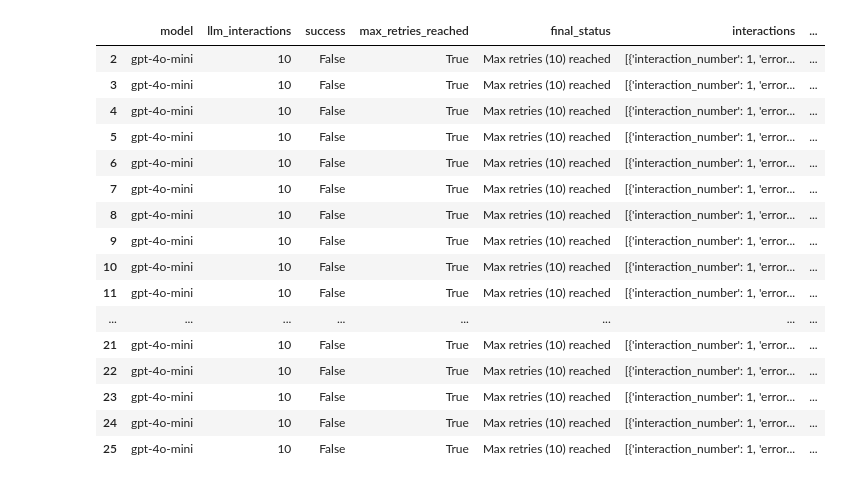
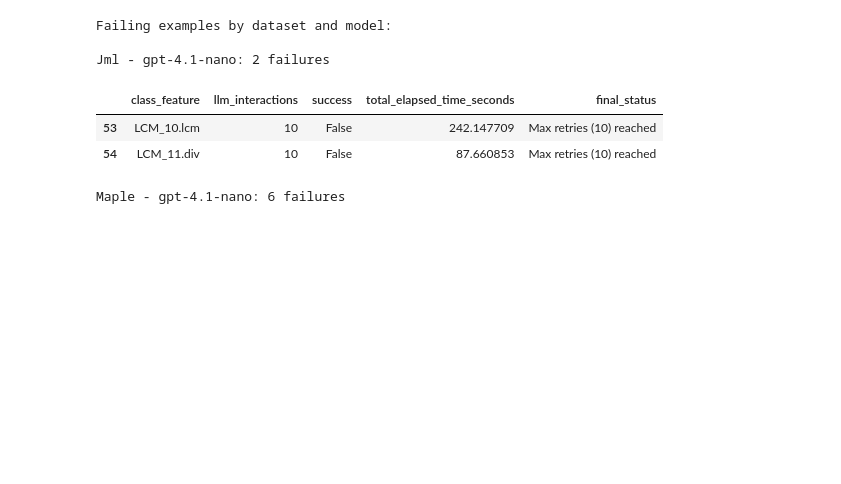
Before and after one commit to alschena/eiffel-tools, a Jupyter notebook: draft-paper/experiments/maple/maple.ipynb, the cells around one changed output. Drawn from its saved outputs; the diff is of its cells as text; code cells hidden in the pictures; blank space fills up the shorter version.

```diff
--- a/draft-paper/experiments/maple/maple.ipynb
+++ b/draft-paper/experiments/maple/maple.ipynb
@@ -86,20 +87,18 @@ Maple Sonnet shape: (26, 9)
 # %%
-df_maple_gpt4[df_maple_gpt4["success"]==False]
+# Show failing examples by dataset and model
+print("Failing examples by dataset and model:")
+for dataset in sorted(df_all['dataset'].unique()):
+    for model in unique_models:
+        df_subset = df_all[(df_all['dataset'] == dataset) & (df_all['model'] == model)]
+        failures = df_subset[df_subset['success'] == False]
+        if len(failures) > 0:
+            print(f"\n{dataset} - {model}: {len(failures)} failures")
+            display(failures[['class_feature', 'llm_interactions', 'success', 'total_elapsed_time_seconds', 'final_status']].head())
 # %% [output]
+Failing examples by dataset and model:
+
+Jml - gpt-4.1-nano: 2 failures
-|  | model | llm_interactions | success | max_retries_reached | final_status | interactions | ... |
-| 2 | gpt-4o-mini | 10 | False | True | Max retries (10) reached | [{'interaction_number': 1, 'error... | ... |
-| 3 | gpt-4o-mini | 10 | False | True | Max retries (10) reached | [{'interaction_number': 1, 'error... | ... |
-| 4 | gpt-4o-mini | 10 | False | True | Max retries (10) reached | [{'interaction_number': 1, 'error... | ... |
-| 5 | gpt-4o-mini | 10 | False | True | Max retries (10) reached | [{'interaction_number': 1, 'error... | ... |
-| 6 | gpt-4o-mini | 10 | False | True | Max retries (10) reached | [{'interaction_number': 1, 'error... | ... |
-| 7 | gpt-4o-mini | 10 | False | True | Max retries (10) reached | [{'interaction_number': 1, 'error... | ... |
-| 8 | gpt-4o-mini | 10 | False | True | Max retries (10) reached | [{'interaction_number': 1, 'error... | ... |
-| 9 | gpt-4o-mini | 10 | False | True | Max retries (10) reached | [{'interaction_number': 1, 'error... | ... |
-| 10 | gpt-4o-mini | 10 | False | True | Max retries (10) reached | [{'interaction_number': 1, 'error... | ... |
-| 11 | gpt-4o-mini | 10 | False | True | Max retries (10) reached | [{'interaction_number': 1, 'error... | ... |
-| ... | ... | ... | ... | ... | ... | ... | ... |
-| 21 | gpt-4o-mini | 10 | False | True | Max retries (10) reached | [{'interaction_number': 1, 'error... | ... |
-| 22 | gpt-4o-mini | 10 | False | True | Max retries (10) reached | [{'interaction_number': 1, 'error... | ... |
-| 23 | gpt-4o-mini | 10 | False | True | Max retries (10) reached | [{'interaction_number': 1, 'error... | ... |
-| 24 | gpt-4o-mini | 10 | False | True | Max retries (10) reached | [{'interaction_number': 1, 'error... | ... |
-| 25 | gpt-4o-mini | 10 | False | True | Max retries (10) reached | [{'interaction_number': 1, 'error... | ... |
+|  | class_feature | llm_interactions | success | total_elapsed_time_seconds | final_status |
+| 53 | LCM_10.lcm | 10 | False | 242.147709 | Max retries (10) reached |
+| 54 | LCM_11.div | 10 | False | 87.660853 | Max retries (10) reached |
+Maple - gpt-4.1-nano: 6 failures
```
Also changed, not shown: parts of 7 cells of this notebook, 5 other files.
